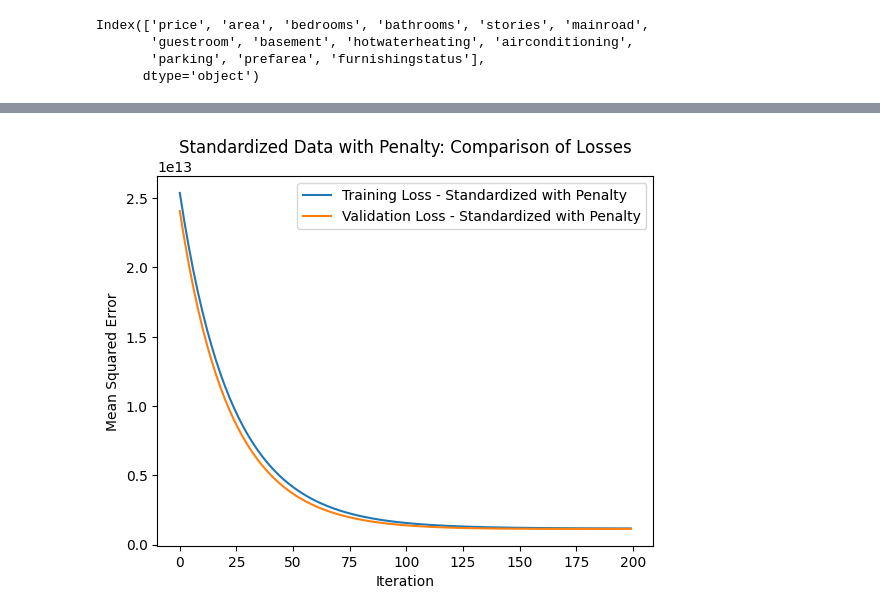
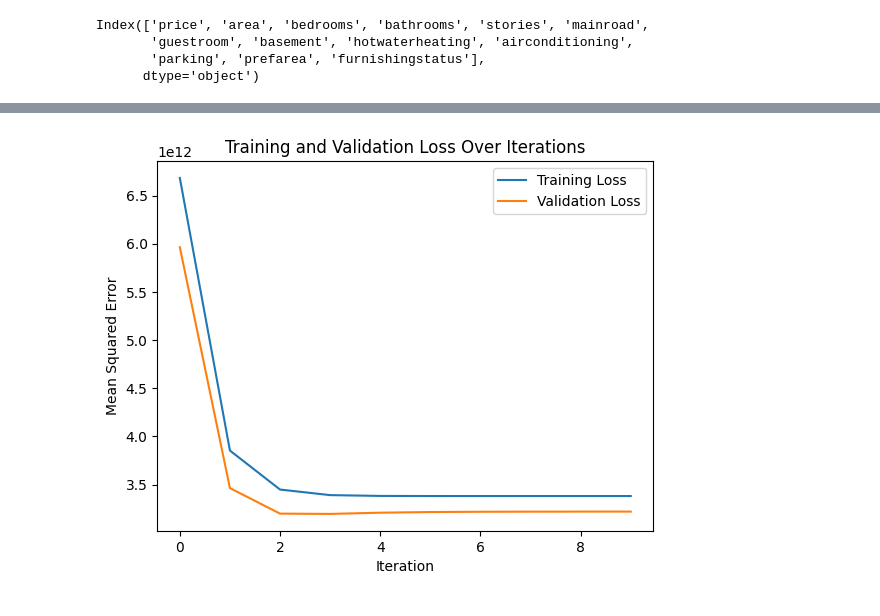
Before and after one commit to Swayyum/Intro-to-ML, a Jupyter notebook: HW2.ipynb, the cells around one changed output, grey strips where cells are left out. Drawn from its saved outputs; the diff is of its cells as text; code cells hidden in the pictures.

```diff
--- a/HW2.ipynb
+++ b/HW2.ipynb
@@ -104,11 +106,11 @@ y_val = df_test['price'].values.reshape(-1, 1)
 
 # 3. Train a simple linear regression model using gradient descent
 learning_rate = 0.01
-n_iterations = 5
+n_iterations = 10
 m = len(X_train)
 
 # initial values
-theta = np.zeros((X_train.shape[1] + 1, 1))
+theta_1a = np.zeros((X_train.shape[1] + 1, 1))
 
 X_b_train = np.c_[np.ones((len(X_train), 1)), X_train]
 X_b_val = np.c_[np.ones((len(X_val), 1)), X_val]
@@ -117,11 +119,11 @@ train_losses = []
 val_losses = []
 
 for iteration in range(n_iterations):
-    gradients = 2/m * X_b_train.T.dot(X_b_train.dot(theta) - y_train)
-    theta -= learning_rate * gradients
+    gradients = 2/m * X_b_train.T.dot(X_b_train.dot(theta_1a) - y_train)
+    theta_1a -= learning_rate * gradients
 
-    train_loss = (1/m) * np.sum(np.square(X_b_train.dot(theta) - y_train))
-    val_loss = (1/len(X_val)) * np.sum(np.square(X_b_val.dot(theta) - y_val))
+    train_loss = (1/m) * np.sum(np.square(X_b_train.dot(theta_1a) - y_train))
+    val_loss = (1/len(X_val)) * np.sum(np.square(X_b_val.dot(theta_1a) - y_val))
 
     train_losses.append(train_loss)
     val_losses.append(val_loss)
@@ -135,5 +137,5 @@ plt.legend()
 plt.title("Training and Validation Loss Over Iterations")
 plt.show()
 
-print(f"Best parameters: {theta.ravel()}")
+print(f"Best parameters: {theta_1a.ravel()}")
 # %% [output]
@@ -503,46 +691,54 @@ NameError: ignored
 # %%
-def run_gradient_descent_with_penalty(X_train, y_train, X_val, y_val, learning_rate, n_iterations, penalty):
-    m = len(X_train)
-    theta = np.zeros((X_train.shape[1] + 1, 1))
+import numpy as np
+import matplotlib.pyplot as plt
 
-    X_b_train = np.c_[np.ones((m, 1)), X_train]
-    X_b_val = np.c_[np.ones((len(X_val), 1)), X_val]
+# 1. Select the data for the specific input features and target output
+selected_features_b = ['area', 'bedrooms', 'bathrooms', 'stories',
+                     'mainroad', 'guestroom', 'basement', 'hotwaterheating',
+                     'airconditioning', 'parking', 'prefarea']
 
-    train_losses = []
-    val_losses = []
+X_b = df_train[selected_features_b].values
+y_b = df_train['price'].values.reshape(-1, 1)
 
-    for iteration in range(n_iterations):
-        gradients = 2/m * X_b_train.T.dot(X_b_train.dot(theta) - y_train)
-        gradients[1:] += 2 * penalty * theta[1:]
+# 2. Split the data into training and validation sets
+X_train = X_b
+y_train = y_b
+X_val = df_test[selected_features_b].values
+y_val = df_test['price'].values.reshape(-1, 1)
 
-        theta -= learning_rate * gradients
+# 3. Train a simple linear regression model using gradient descent
+learning_rate = 0.00000001
+n_iterations = 10
+m = len(X_train)
 
-        train_loss = (1/m) * np.sum(np.square(X_b_train.dot(theta) - y_train))
-        val_loss = (1/len(X_val)) * np.sum(np.square(X_b_val.dot(theta) - y_val))
+# initial values (initialize to zero)
+theta = np.zeros((X_train.shape[1] + 1, 1))
 
-        train_losses.append(train_loss)
-        val_losses.append(val_loss)
+X_b_train = np.c_[np.ones((len(X_train), 1)), X_train]
+X_b_val = np.c_[np.ones((len(X_val), 1)), X_val]
 
-    return train_losses, val_losses, theta
+train_losses = []
+val_losses = []
 
-# parameters
-learning_rate = 0.01
-n_iterations = 200
-penalty = 0.1  # Lambda for L2 regularization
+for iteration in range(n_iterations):
+    gradients = 2/m * X_b_train.T.dot(X_b_train.dot(theta) - y_train)
+    theta -= learning_rate * gradients
 
-# Use the best scaling method (assume standardization is better)
-train_losses_standardized_penalty, val_losses_standardized_penalty, theta_standardized_penalty = run_gradient_descent_with_penalty(X_train_standardized, y_train, X_val_standardized, y_val, learning_rate, n_iterations, penalty)
+    train_loss = (1/m) * np.sum(np.square(X_b_train.dot(theta) - y_train))
+    val_loss = (1/len(X_val)) * np.sum(np.square(X_b_val.dot(theta) - y_val))
 
-# Plotting for Standardized Data with penalty
-plt.plot(train_losses_standardized_penalty, label="Training Loss - Standardized with Penalty")
-plt.plot(val_losses_standardized_penalty, label="Validation Loss - Standardized with Penalty")
+    train_losses.append(train_loss)
+    val_losses.append(val_loss)
+
+# 4. Plot the training and validation loss after each iteration
+plt.plot(train_losses, label="Training Loss")
+plt.plot(val_losses, label="Validation Loss")
 plt.xlabel("Iteration")
 plt.ylabel("Mean Squared Error")
 plt.legend()
-plt.title("Standardized Data with Penalty: Comparison of Losses")
+plt.title("Training and Validation Loss Over Iterations")
 plt.show()
 
-# Print the best parameters
-print("Best parameters with standardized data and penalty:", theta_standardized_penalty)
+print(f"Best parameters: {theta.ravel()}")
 # %% [output]
-[figure, old version]
+[figure, new version]
```
Also changed, not shown: parts of 18 cells of this notebook.
